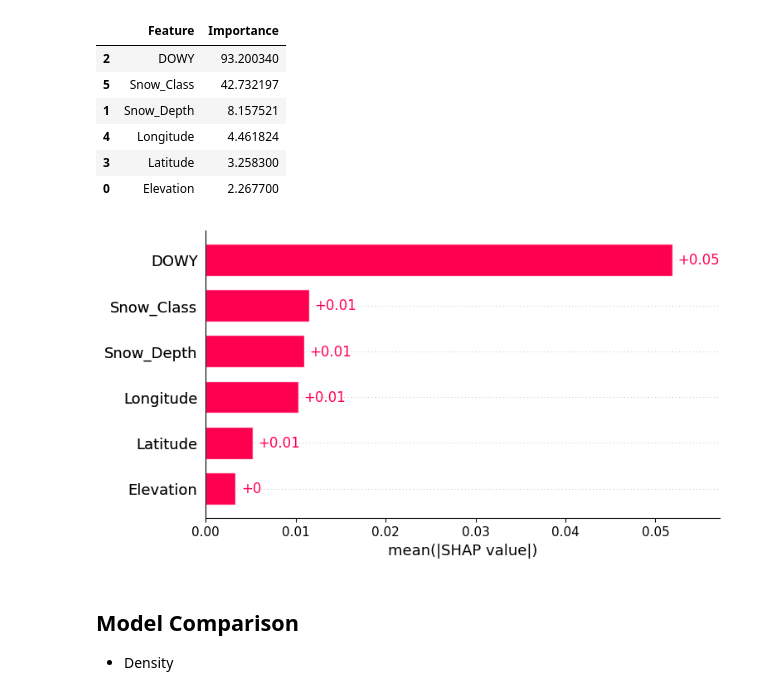
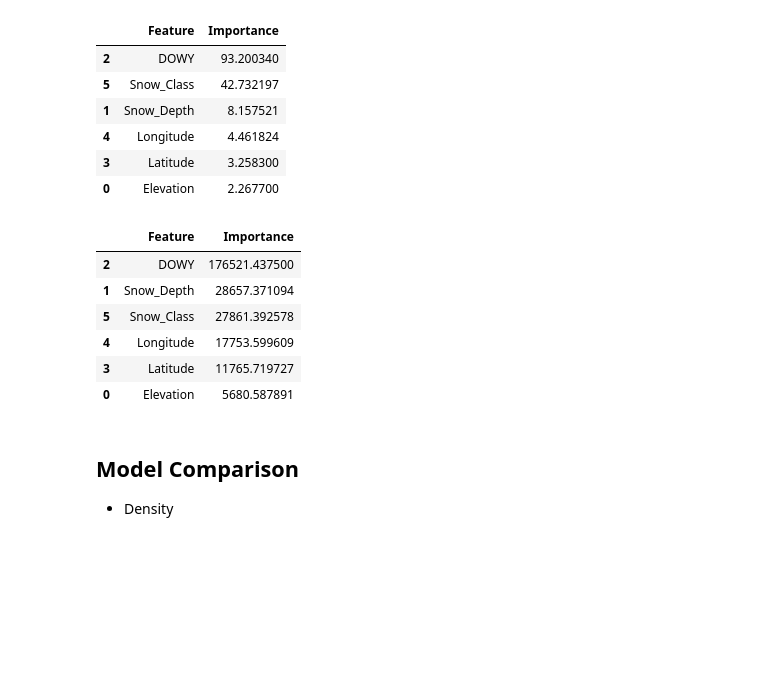
Before and after one commit to cryogars/density-models, a Jupyter notebook: notebooks/05_ml_models.ipynb, the cells around one changed output. Drawn from its saved outputs; the diff is of its cells as text; code cells hidden in the pictures; blank space fills up the shorter version.

```diff
--- a/notebooks/05_ml_models.ipynb
+++ b/notebooks/05_ml_models.ipynb
@@ -165,7 +166,18 @@ shap_values = explainer(X_test_main)
-# %%
-shap.plots.bar(shap_values)
-# %% [output]
-[figure, removed]
+# %%
+pd.DataFrame(
+        data={
+            "Feature": xgb_main.feature_names,
+            "Importance": xgb_main.get_score(importance_type='total_gain').values()
+        }
+    ).sort_values(by="Importance", ascending=False)
+# %% [output]
+|  | Feature | Importance |
+| 2 | DOWY | 176521.437500 |
+| 1 | Snow_Depth | 28657.371094 |
+| 5 | Snow_Class | 27861.392578 |
+| 4 | Longitude | 17753.599609 |
+| 3 | Latitude | 11765.719727 |
+| 0 | Elevation | 5680.587891 |
 # %% [markdown]
 ## Model Comparison
 
```
Also changed, not shown: parts of 14 cells of this notebook.
